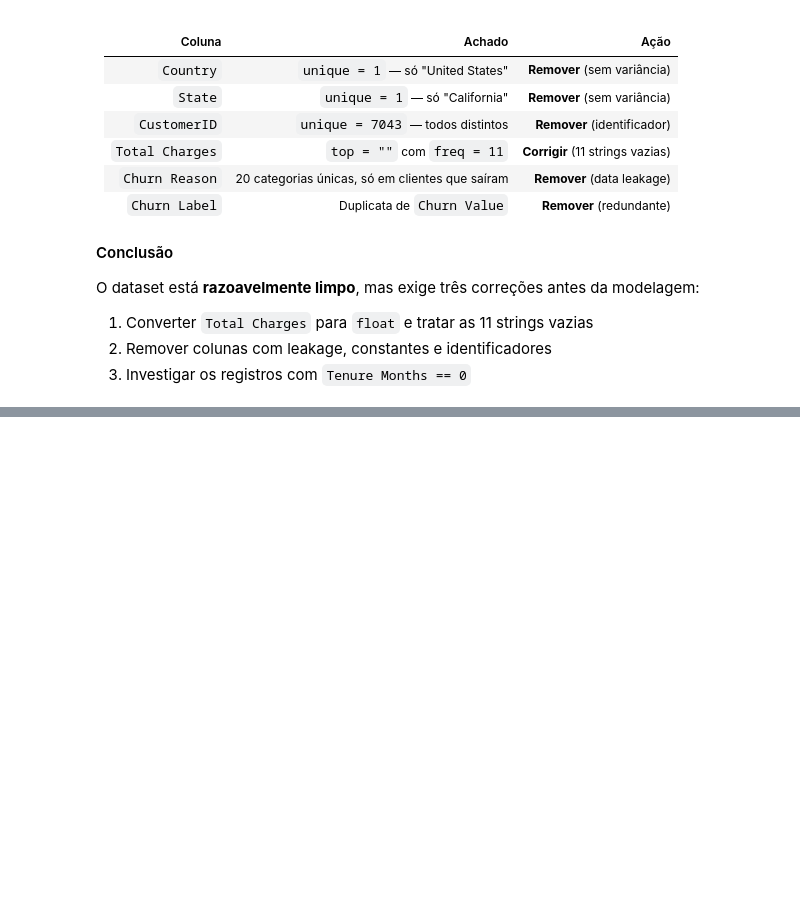
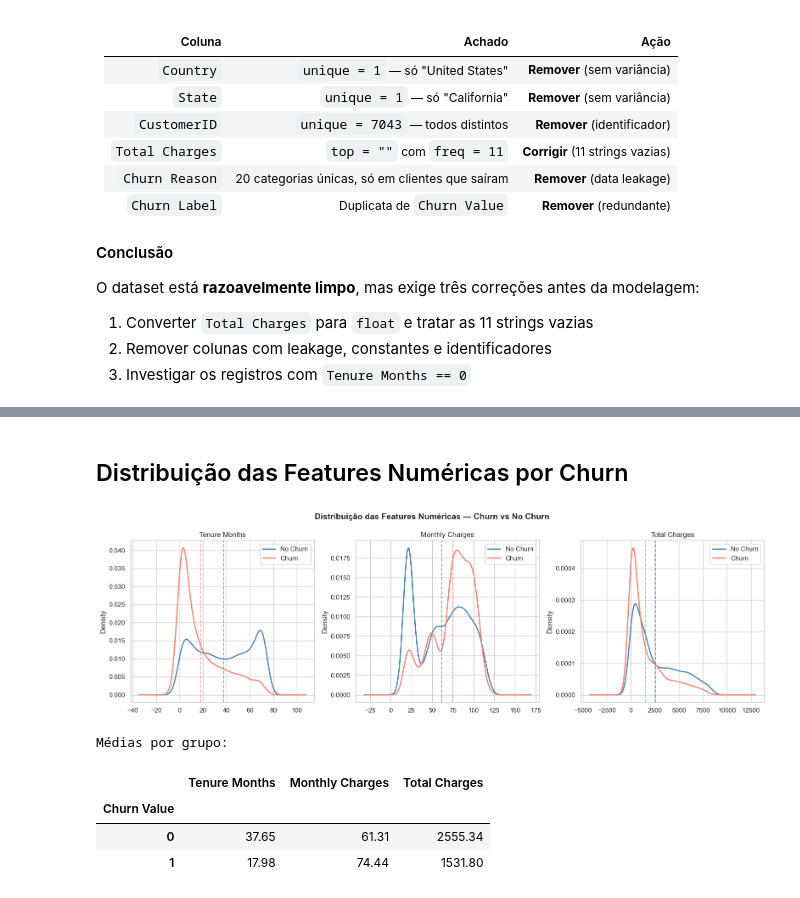
Before and after one commit to eeyamazaki/telco-churn-mlp, a Jupyter notebook: notebooks/01_eda.ipynb, the cells around one changed output, grey strips where cells are left out. Saved outputs shown, nothing was run; the diff lists cells and outputs as text; code cells hidden in the pictures; blank space fills up the shorter version.

```diff
--- a/notebooks/01_eda.ipynb
+++ b/notebooks/01_eda.ipynb
@@ -126,0 +285,38 @@ O dataset está **razoavelmente limpo**, mas exige três correções antes da mo
+# %% [markdown]
+## Distribuição das Features Numéricas por Churn
+# %%
+numeric_features = ["Tenure Months", "Monthly Charges", "Total Charges"]
+
+fig, axes = plt.subplots(1, 3, figsize=(16, 5))
+
+for ax, col in zip(axes, numeric_features):
+    # Separando os grupos para plotar com cores distintas
+    churn_yes = df[df["Churn Value"] == 1][col]
+    churn_no  = df[df["Churn Value"] == 0][col]
+
+    # KDE (Kernel Density Estimate) suaviza o histograma para facilitar comparação
+    churn_no.plot.kde(ax=ax, label="No Churn", color="steelblue", linewidth=2)
+    churn_yes.plot.kde(ax=ax, label="Churn", color="salmon", linewidth=2)
+
+    # Linhas verticais nas médias de cada grupo
+    ax.axvline(churn_no.mean(), color="steelblue", linestyle="--", alpha=0.7)
+    ax.axvline(churn_yes.mean(), color="salmon", linestyle="--", alpha=0.7)
+
+    ax.set_title(col)
+    ax.set_xlabel("")
+    ax.legend()
+
+plt.suptitle("Distribuição das Features Numéricas — Churn vs No Churn", fontsize=14, fontweight="bold")
+plt.tight_layout()
+plt.show()
+
+# Médias por grupo para referência numérica
+print("Médias por grupo:")
+display(df.groupby("Churn Value")[numeric_features].mean().round(2))
+# %% [output]
+[figure, added]
+Médias por grupo:
+|  | Tenure Months | Monthly Charges | Total Charges |
+| Churn Value |  |  |  |
+| 0 | 37.65 | 61.31 | 2555.34 |
+| 1 | 17.98 | 74.44 | 1531.80 |
```
Also changed, not shown: parts of 20 cells of this notebook, 3 other files.
